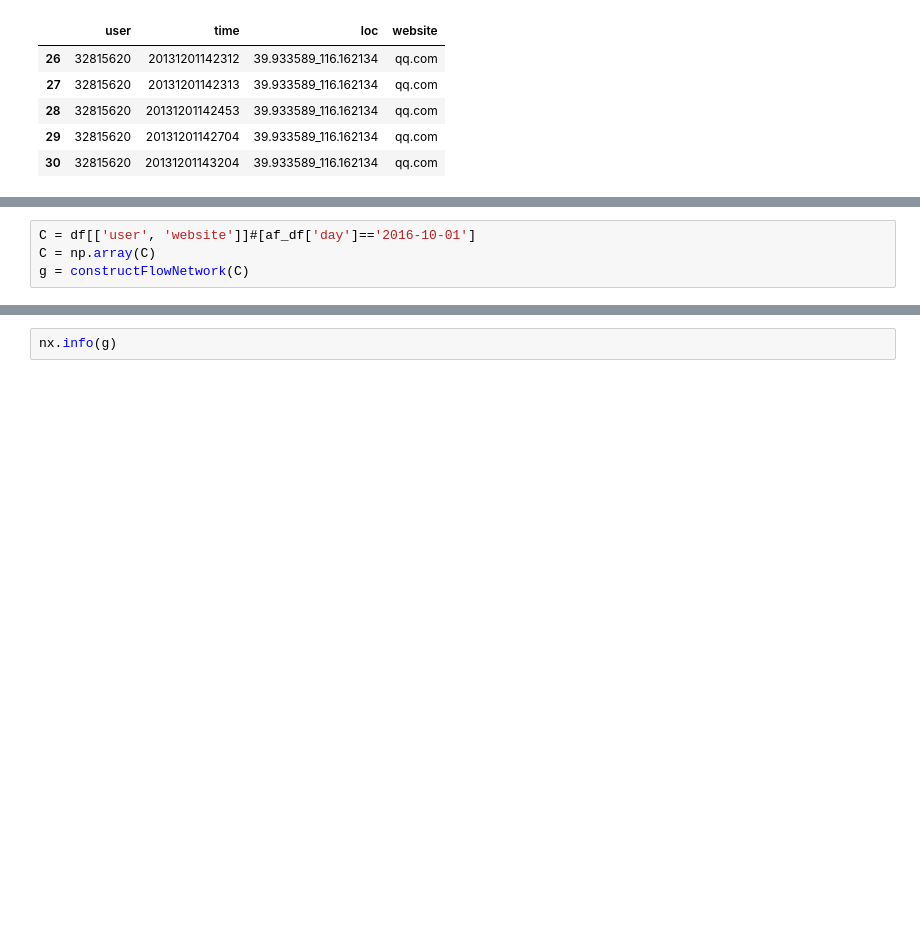
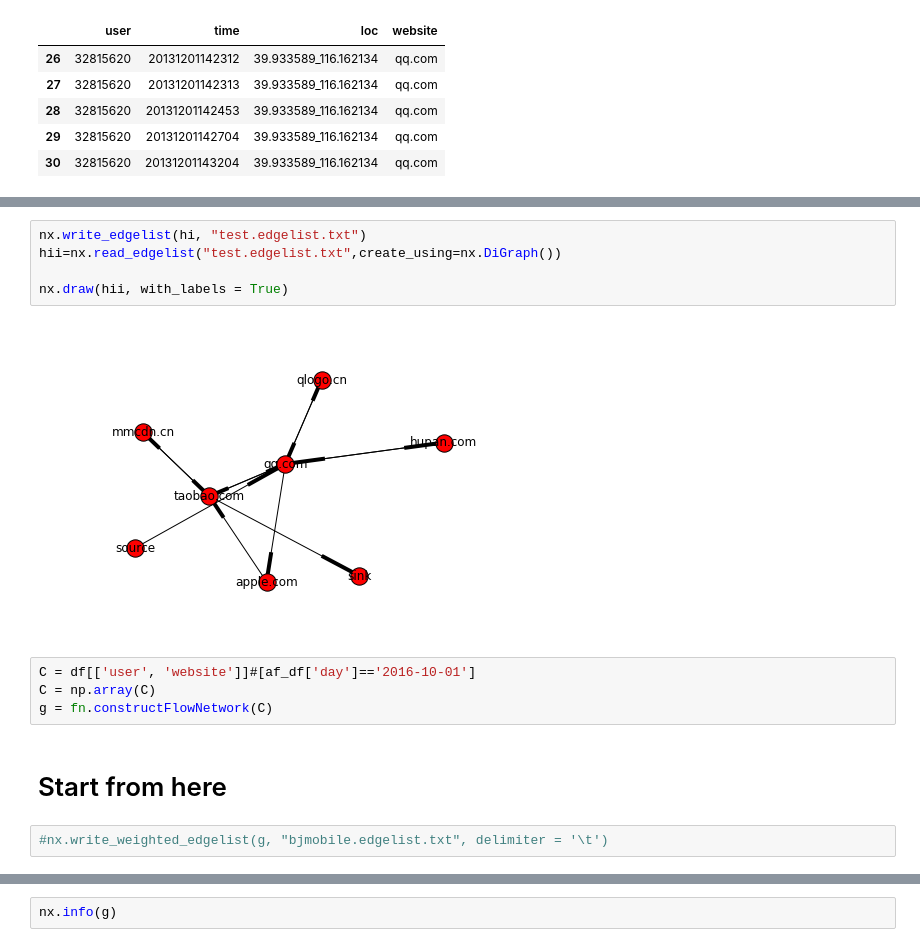
Before and after one commit to SocratesClub/cjc, a Jupyter notebook: cases/bjmobile_attention_flow_network.ipynb, the cells around one changed output, grey strips where cells are left out. Cells and saved outputs as stored; diff of their text form; blank space fills up the shorter version.

```diff
--- a/cases/bjmobile_attention_flow_network.ipynb
+++ b/cases/bjmobile_attention_flow_network.ipynb
@@ -784,4 +692,15 @@ nx.draw(hi, with_labels = True)
+# %%
+nx.write_edgelist(hi, "test.edgelist.txt")
+hii=nx.read_edgelist("test.edgelist.txt",create_using=nx.DiGraph())
+
+nx.draw(hii, with_labels = True)
+# %% [output]
+[figure, added]
 # %%
 C = df[['user', 'website']]#[af_df['day']=='2016-10-01']
 C = np.array(C)
-g = constructFlowNetwork(C)
+g = fn.constructFlowNetwork(C)
+# %% [markdown]
+# Start from here
+# %%
+#nx.write_weighted_edgelist(g, "bjmobile.edgelist.txt", delimiter = '\t')
```
Also changed, not shown: parts of 94 cells of this notebook, 28 other files.
